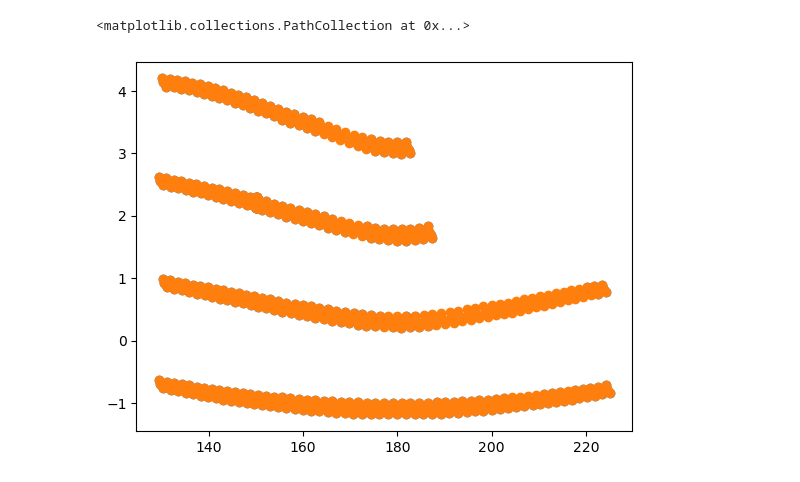
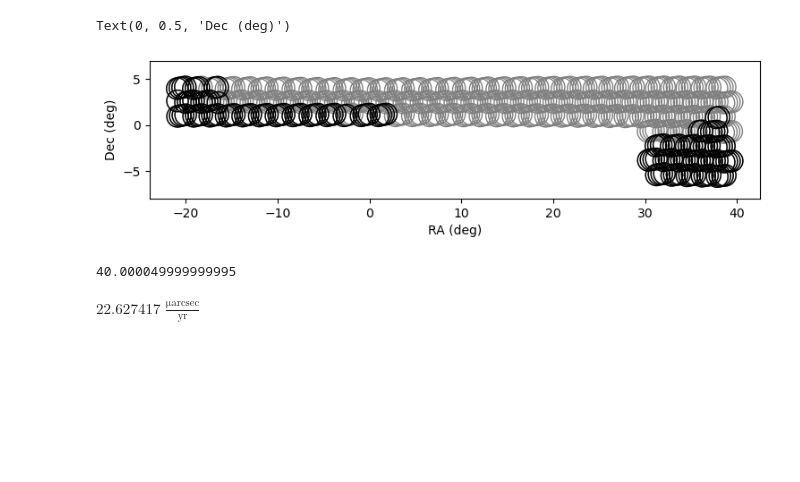
Before and after one commit to MerianSurvey/skipper, a Jupyter notebook: notebooks/Untitled.ipynb, the cells around one changed output. Cells and saved outputs as stored; diff of their text form; code cells hidden in the pictures; blank space fills up the shorter version.

```diff
--- a/notebooks/Untitled.ipynb
+++ b/notebooks/Untitled.ipynb
@@ -16,5 +16,5 @@ telename = '/Users/kadofong/Downloads/tele20230513.csv'
 # %%
-halpha_pointings, oiii_pointings =  our_pointings.load_springfields()
+halpha_pointings, oiii_pointings =  our_pointings.load_fallfields()
 # %%
 mfilt = 'N540'
 cofilt = 'N708'
@@ -60,6 +43,14 @@ mastercat.loc[has_observed_match]
-# %%
-plt.scatter ( observed_cofilter.ra, observed_cofilter.dec )
-plt.scatter ( pointings_mfilter.ra, pointings_mfilter.dec )
-# %% [output]
-<matplotlib.collections.PathCollection at 0x...>
-[figure, removed]
+# %%
+fig = plt.figure(figsize=(10,2))
+ax = plt.subplot(111)
+ax.set_aspect('equal')
+wrap = lambda ra: np.where(ra > 200, ra-360, ra )
+
+plt.scatter ( wrap(pointings_mfilter.ra.value), pointings_mfilter.dec, s=300, facecolor="None", edgecolor='grey' )
+plt.scatter ( wrap(observed_cofilter.ra.value), observed_cofilter.dec, s=300, facecolor="None", edgecolor='k' )
+plt.ylim(-8,7)
+plt.xlabel('RA (deg)')
+plt.ylabel('Dec (deg)')
+# %% [output]
+Text(0, 0.5, 'Dec (deg)')
+[figure, added]
@@ -65,0 +59,8 @@ plt.scatter ( pointings_mfilter.ra, pointings_mfilter.dec )
+# %%
+(2.66667 * u.hourangle ).to(u.deg).value# - 360.
+# %% [output]
+40.000049999999995
+# %%
+(np.sqrt(2.)*(0.1*u.arcsec)/(1250. * 5.*u.year)).to(u.microarcsecond/u.yr)
+# %% [output]
+$22.627417 \; \mathrm{\frac{\mu arcsec}{yr}}$
```
Also changed, not shown: parts of 3 cells of this notebook, 23 other files.
